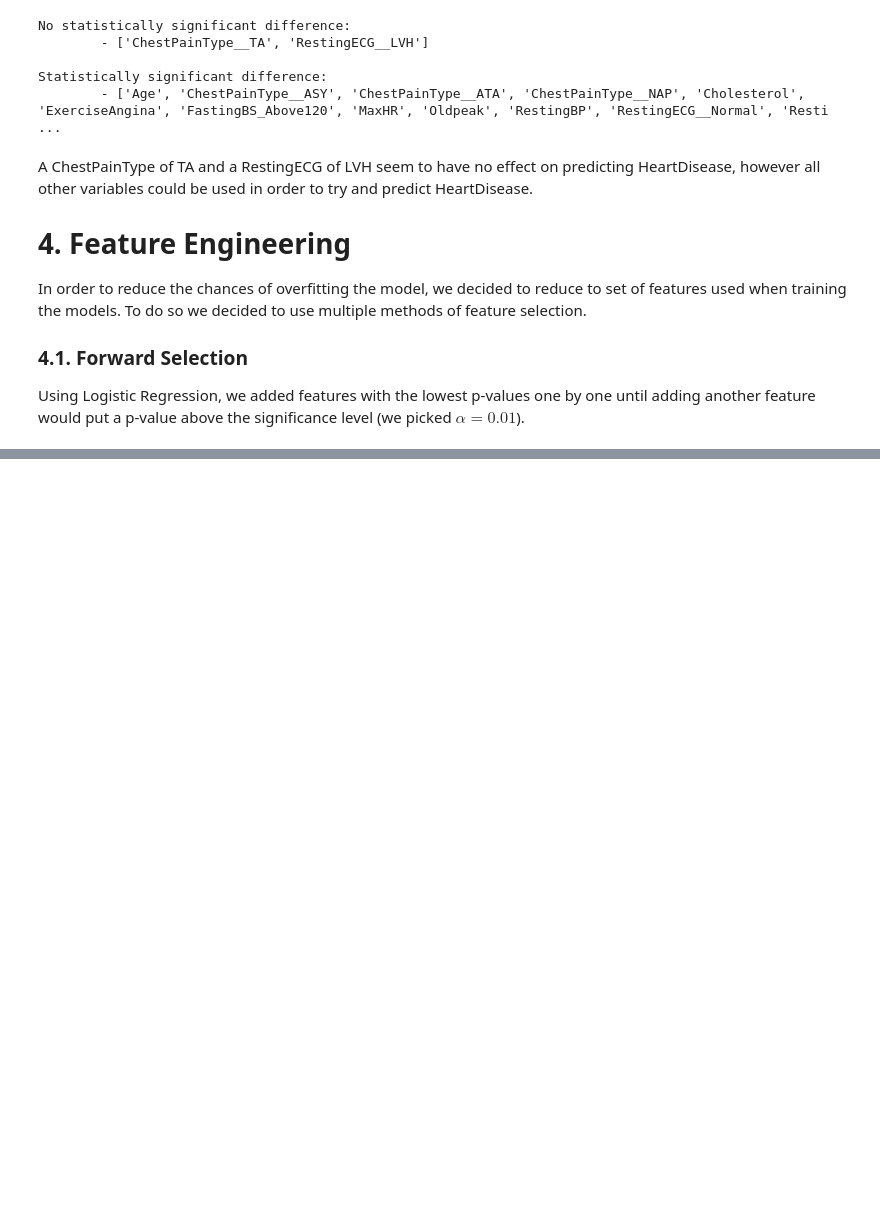
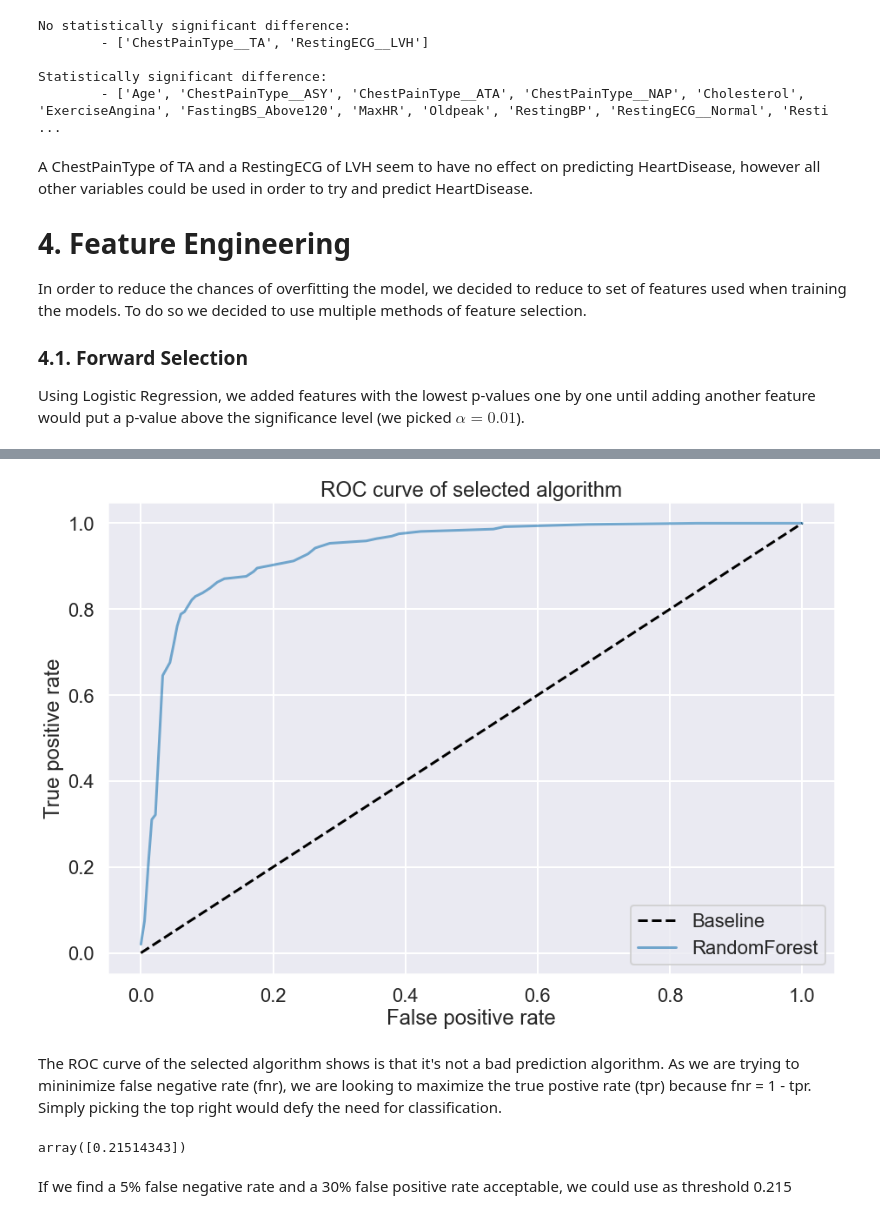
Before and after one commit to EmeryK-1/DataMadness, a Jupyter notebook: Commented_Analysis.ipynb, the cells around one changed output, grey strips where cells are left out. Cells and saved outputs as stored; diff of their text form; code cells hidden in the pictures; blank space fills up the shorter version.

```diff
--- a/Commented_Analysis.ipynb
+++ b/Commented_Analysis.ipynb
@@ -724,0 +684,28 @@ print(roc_auc_score(y, LR_prob))
+# %%
+X =  prepared[selected['all']]
+y = prepared['HeartDisease']
+X_train, X_test, y_train, y_test = train_test_split(X, y, test_size=0.5, random_state=0)
+
+forest = RandomForestClassifier(**rf_params).fit(X_train, y_train)
+forest_prob = forest.predict_proba(X_test)[:, 1]
+fpr, tpr, thresholds = roc_curve(y_test, forest_prob)
+sns.set_style("darkgrid")
+sns.set_context("poster")
+plt.figure(figsize=(15, 10))
+plt.plot([0, 1], [0, 1], 'k--')
+sns.lineplot(x=fpr, y=tpr, alpha=0.6, ci=None)
+plt.xlabel('False positive rate')
+plt.ylabel('True positive rate')
+plt.title('ROC curve of selected algorithm')
+plt.legend(["Baseline", "RandomForest"])
+plt.show()
+# %% [output]
+[figure, added]
+# %% [markdown]
+The ROC curve of the selected algorithm shows is that it's not a bad prediction algorithm. As we are trying to mininimize false negative rate (fnr), we are looking to maximize the true postive rate (tpr) because fnr = 1 - tpr. Simply picking the top right would defy the need for classification.
+# %%
+thresholds[(tpr>0.955) & (fpr<0.3)]
+# %% [output]
+array([0.21514343])
+# %% [markdown]
+If we find a 5% false negative rate and a 30% false positive rate acceptable, we could use as threshold 0.215
```
Also changed, not shown: parts of 47 cells of this notebook.
